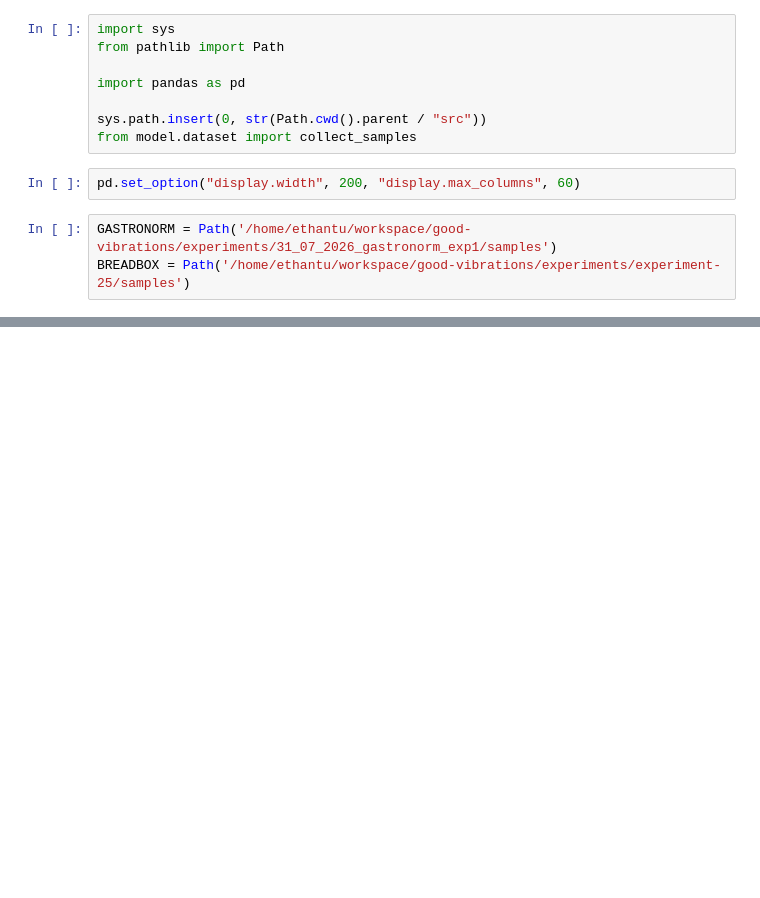
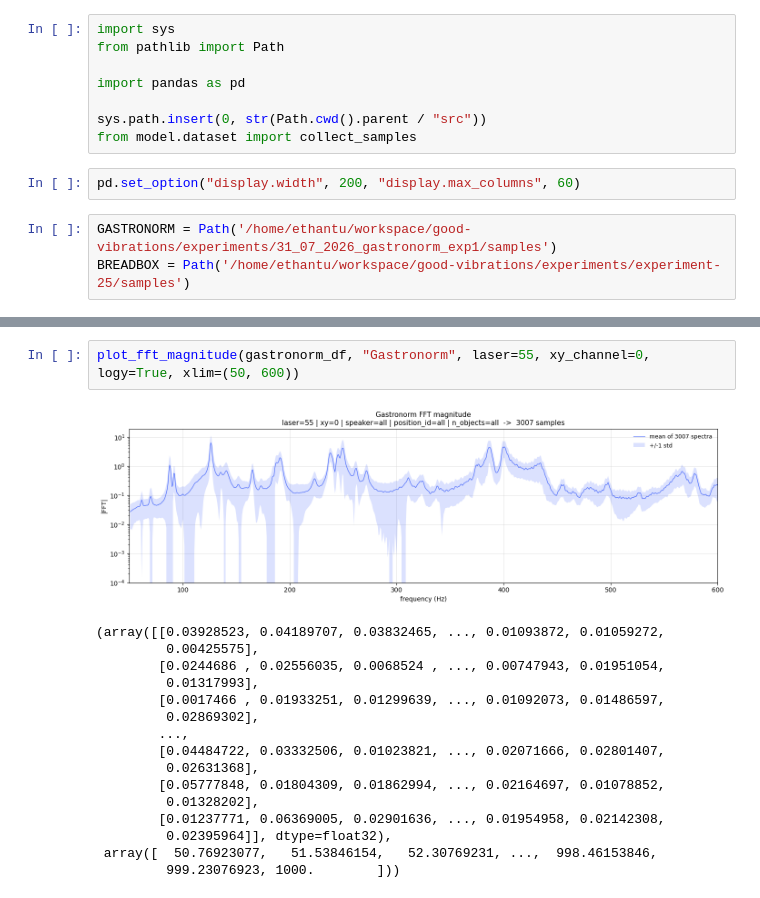
Before and after one commit to eitanturok/good-vibrations, a Jupyter notebook: notebooks/63_gastronorm.ipynb, the cells around one changed output, grey strips where cells are left out. Cells and saved outputs as stored; diff of their text form; blank space fills up the shorter version.

```diff
--- a/notebooks/63_gastronorm.ipynb
+++ b/notebooks/63_gastronorm.ipynb
@@ -48,0 +352,19 @@ KeyError: 'sample_id'
+# %%
+plot_fft_magnitude(gastronorm_df, "Gastronorm", laser=55, xy_channel=0, logy=True, xlim=(50, 600))
+# %% [output]
+[figure, added]
+(array([[0.03928523, 0.04189707, 0.03832465, ..., 0.01093872, 0.01059272,
+         0.00425575],
+        [0.0244686 , 0.02556035, 0.0068524 , ..., 0.00747943, 0.01951054,
+         0.01317993],
+        [0.0017466 , 0.01933251, 0.01299639, ..., 0.01092073, 0.01486597,
+         0.02869302],
+        ...,
+        [0.04484722, 0.03332506, 0.01023821, ..., 0.02071666, 0.02801407,
+         0.02631368],
+        [0.05777848, 0.01804309, 0.01862994, ..., 0.02164697, 0.01078852,
+         0.01328202],
+        [0.01237771, 0.06369005, 0.02901636, ..., 0.01954958, 0.02142308,
+         0.02395964]], dtype=float32),
+ array([  50.76923077,   51.53846154,   52.30769231, ...,  998.46153846,
+         999.23076923, 1000.        ]))
```
Also changed, not shown: parts of 27 cells of this notebook, 1 other file.
